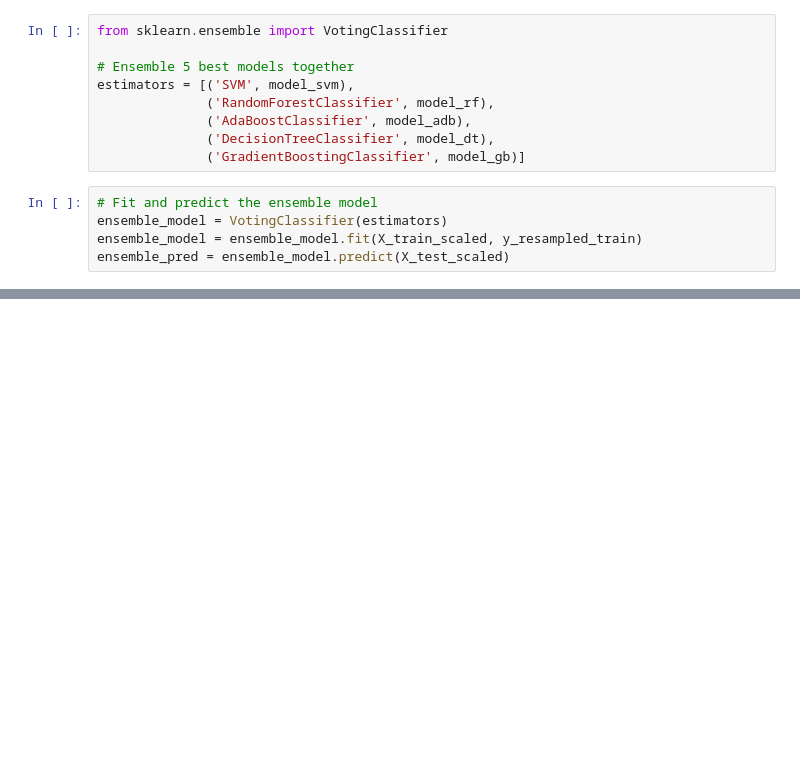
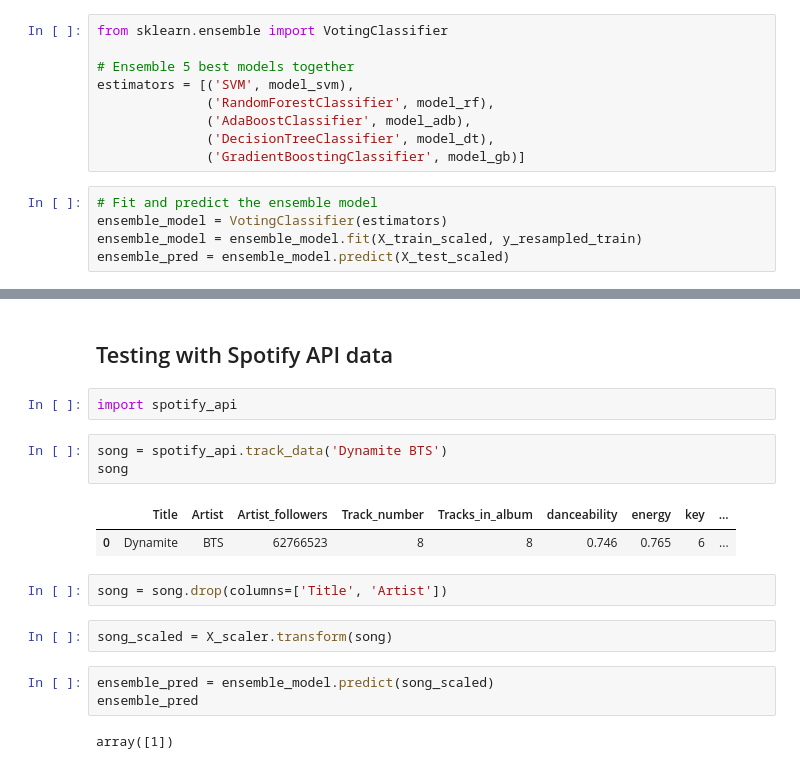
Before and after one commit to AndrewRBader/CU-Fintech_Project-2, a Jupyter notebook: Halam/compiled_notebook.ipynb, the cells around one changed output, grey strips where cells are left out. Saved outputs shown, nothing was run; the diff lists cells and outputs as text; blank space fills up the shorter version.

Commit message:
added spotify api code - it works!

```diff
--- a/Halam/compiled_notebook.ipynb
+++ b/Halam/compiled_notebook.ipynb
@@ -300,0 +301,19 @@ weighted avg       0.77      0.78      0.77      1662
+# %% [markdown]
+## Testing with Spotify API data
+# %%
+import spotify_api
+# %%
+song = spotify_api.track_data('Dynamite BTS')
+song
+# %% [output]
+|  | Title | Artist | Artist_followers | Track_number | Tracks_in_album | danceability | energy | key | ... |
+| 0 | Dynamite | BTS | 62766523 | 8 | 8 | 0.746 | 0.765 | 6 | ... |
+# %%
+song = song.drop(columns=['Title', 'Artist'])
+# %%
+song_scaled = X_scaler.transform(song)
+# %%
+ensemble_pred = ensemble_model.predict(song_scaled)
+ensemble_pred
+# %% [output]
+array([1])
```
Also changed, not shown: parts of 9 cells of this notebook, 2 other files.
